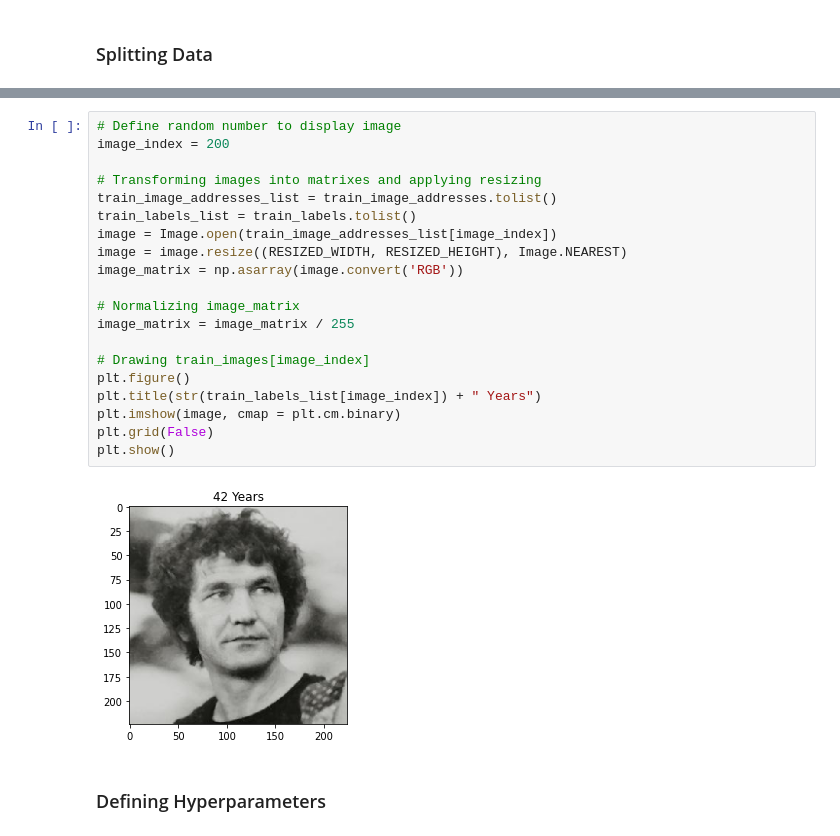
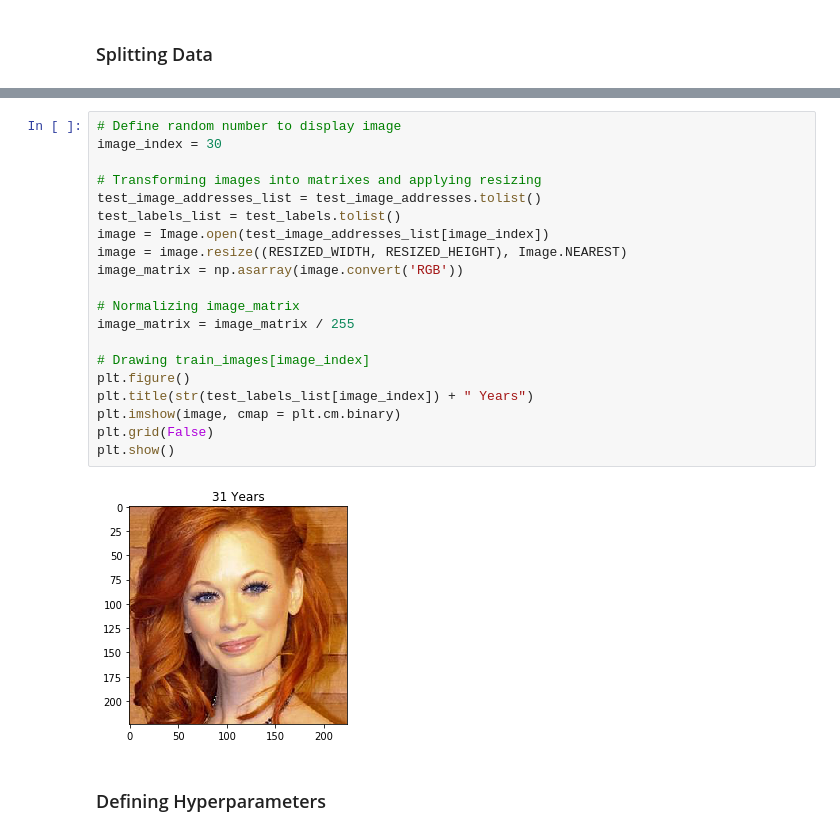
Before and after one commit to jeffveleze/age-calculator, a Jupyter notebook: AgeCalculator.ipynb, the cells around one changed output, grey strips where cells are left out. Drawn from its saved outputs; the diff is of its cells as text.

```diff
--- a/AgeCalculator.ipynb
+++ b/AgeCalculator.ipynb
@@ -195,25 +215,25 @@ print(test_df.shape)
 # %%
 # Define random number to display image
-image_index = 200
+image_index = 30
 
 # Transforming images into matrixes and applying resizing
-train_image_addresses_list = train_image_addresses.tolist()
-train_labels_list = train_labels.tolist()
-image = Image.open(train_image_addresses_list[image_index])
+test_image_addresses_list = test_image_addresses.tolist()
+test_labels_list = test_labels.tolist()
+image = Image.open(test_image_addresses_list[image_index])
 image = image.resize((RESIZED_WIDTH, RESIZED_HEIGHT), Image.NEAREST)
 image_matrix = np.asarray(image.convert('RGB'))
 
 # Normalizing image_matrix
 image_matrix = image_matrix / 255
 
 # Drawing train_images[image_index]
 plt.figure()
-plt.title(str(train_labels_list[image_index]) + " Years")
+plt.title(str(test_labels_list[image_index]) + " Years")
 plt.imshow(image, cmap = plt.cm.binary)
 plt.grid(False)
 plt.show()
 # %% [output]
-[figure, old version]
+[figure, new version]
 # %% [markdown]
 ### Defining Hyperparameters
 # %%
```
Also changed, not shown: parts of 58 cells of this notebook.
